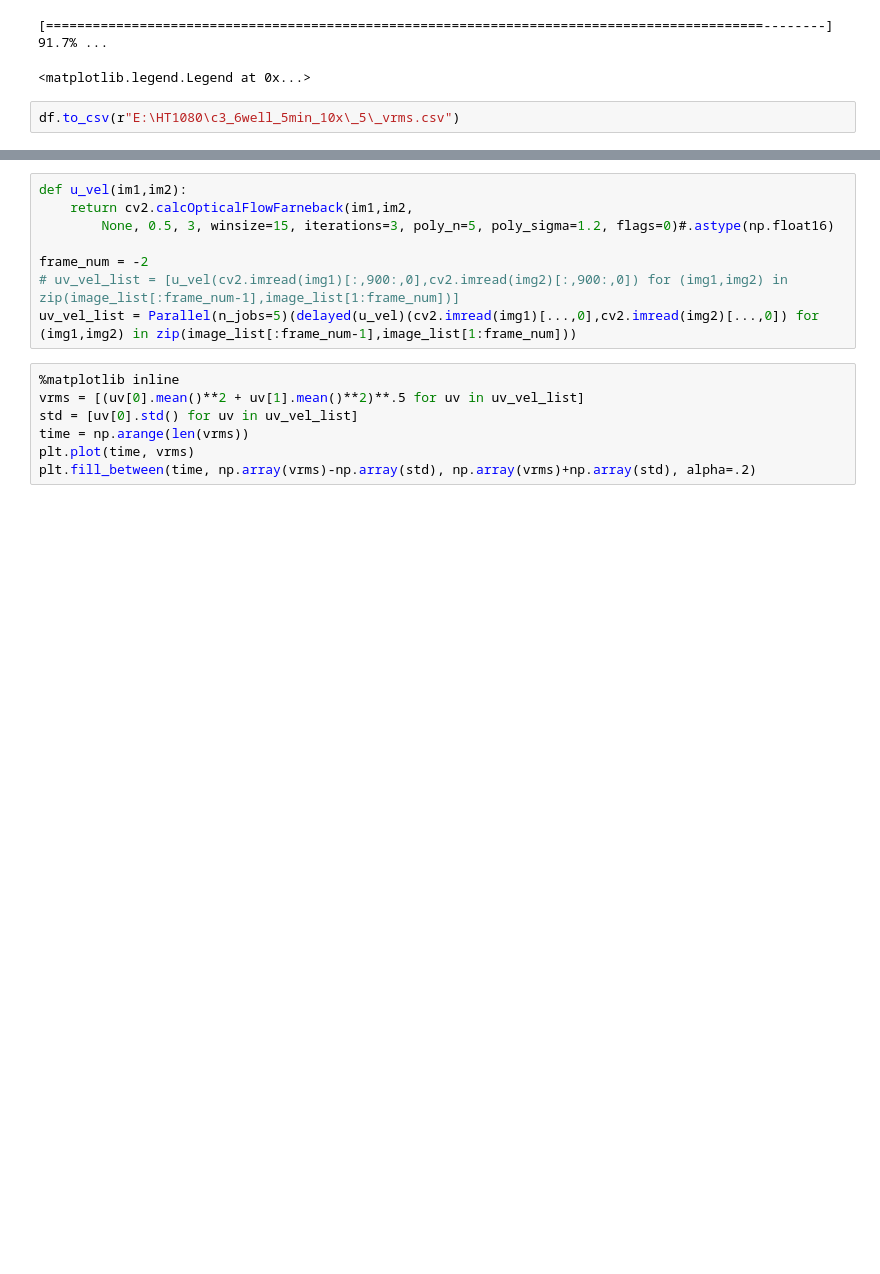
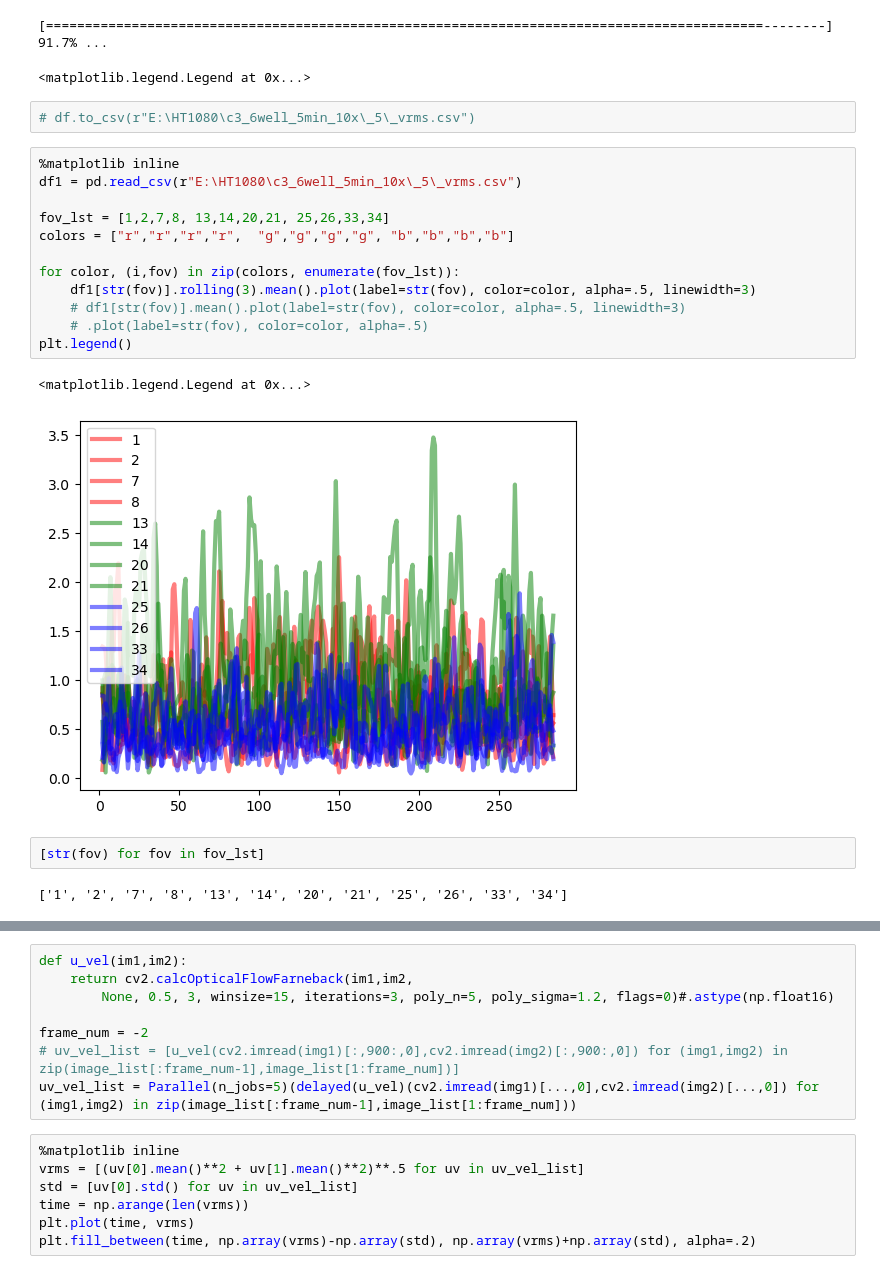
Before and after one commit to viciya/nematics, a Jupyter notebook: nematics/journals/flow_on_defects.ipynb, the cells around one changed output, grey strips where cells are left out. Drawn from its saved outputs; the diff is of its cells as text; blank space fills up the shorter version.

```diff
--- a/nematics/journals/flow_on_defects.ipynb
+++ b/nematics/journals/flow_on_defects.ipynb
@@ -233,4 +233,23 @@ plt.legend()
 [============================================================================================--------] 91.7% ...
 <matplotlib.legend.Legend at 0x...>
 # %%
-df.to_csv(r"E:\HT1080\c3_6well_5min_10x\_5\_vrms.csv")
+# df.to_csv(r"E:\HT1080\c3_6well_5min_10x\_5\_vrms.csv")
+# %%
+%matplotlib inline
+df1 = pd.read_csv(r"E:\HT1080\c3_6well_5min_10x\_5\_vrms.csv")
+
+fov_lst = [1,2,7,8, 13,14,20,21, 25,26,33,34]
+colors = ["r","r","r","r",  "g","g","g","g", "b","b","b","b"]
+
+for color, (i,fov) in zip(colors, enumerate(fov_lst)):
+    df1[str(fov)].rolling(3).mean().plot(label=str(fov), color=color, alpha=.5, linewidth=3)
+    # df1[str(fov)].mean().plot(label=str(fov), color=color, alpha=.5, linewidth=3)
+    # .plot(label=str(fov), color=color, alpha=.5)
+plt.legend()
+# %% [output]
+<matplotlib.legend.Legend at 0x...>
+[figure, added]
+# %%
+[str(fov) for fov in fov_lst]
+# %% [output]
+['1', '2', '7', '8', '13', '14', '20', '21', '25', '26', '33', '34']
```
Also changed, not shown: parts of 3 cells of this notebook.
